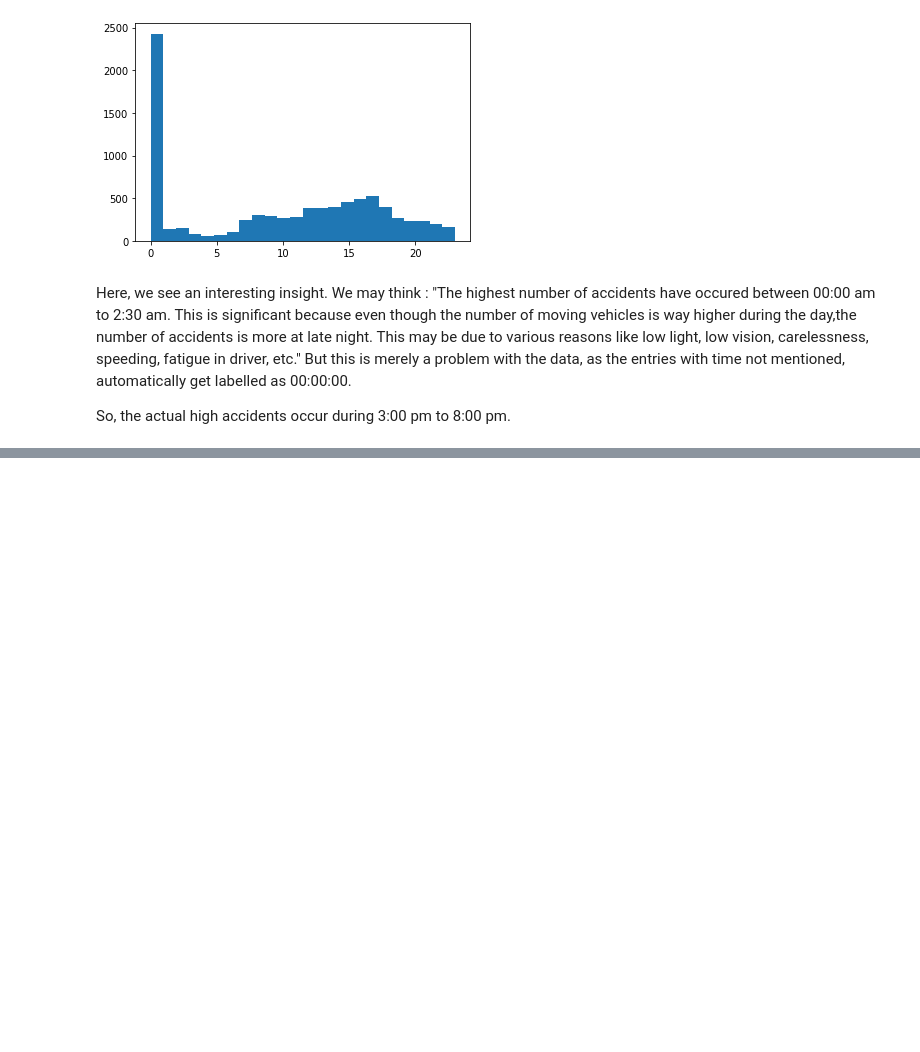
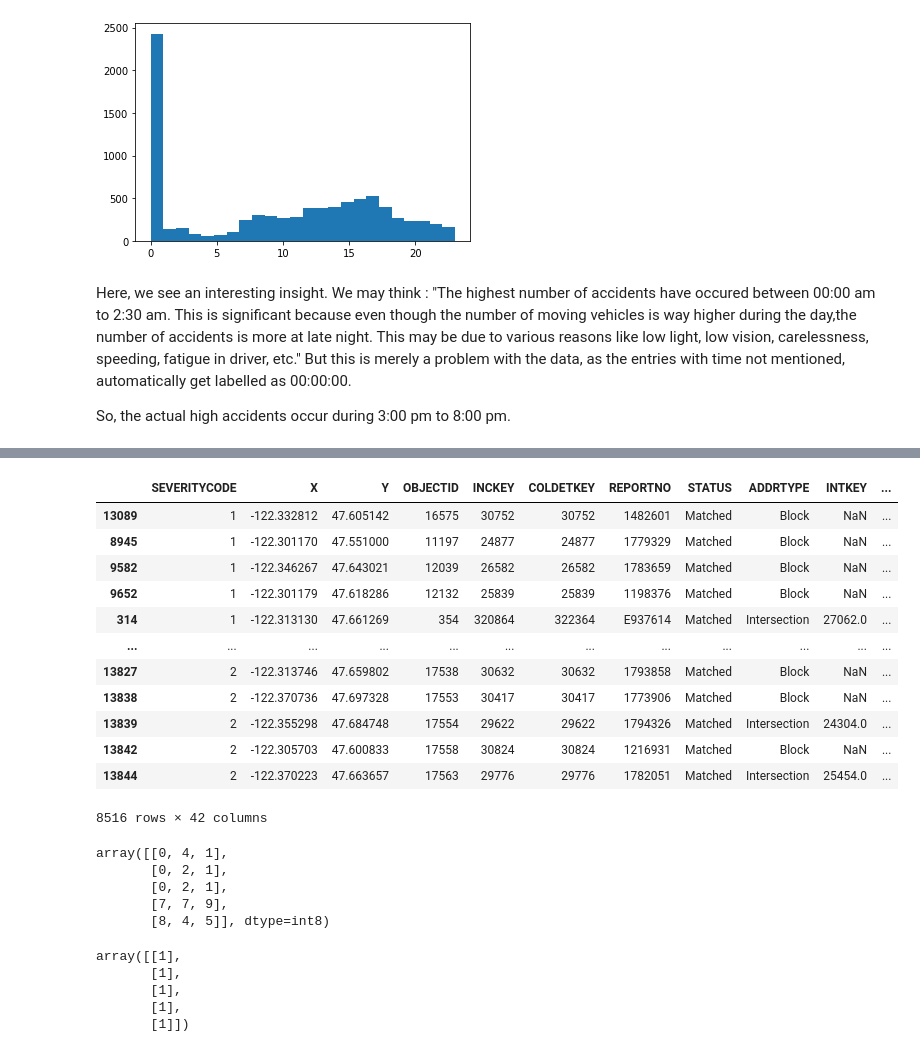
Before and after one commit to Ayushft/Coursera_Capstone, a Jupyter notebook: Applied_Data_Science_Capstone.ipynb, the cells around one changed output, grey strips where cells are left out. Drawn from its saved outputs; the diff is of its cells as text; code cells hidden in the pictures; blank space fills up the shorter version.

```diff
--- a/Applied_Data_Science_Capstone.ipynb
+++ b/Applied_Data_Science_Capstone.ipynb
@@ -115,3 +115,9 @@ plt.hist(equal_df['Datetime'].dt.hour,bins=24)
 Here, we see an interesting insight. We may think : "The highest number of accidents have occured between 00:00 am to 2:30 am. This is significant because even though the number of moving vehicles is way higher during the day,the number of accidents is more at late night. This may be due to various reasons like low light, low vision, carelessness, speeding, fatigue in driver, etc." But this is merely a problem with the data, as the entries with time not mentioned, automatically get labelled as 00:00:00.
 
 So, the actual high accidents occur during 3:00 pm to 8:00 pm.
+# %%
+equal_df["ROADCOND"] = equal_df["ROADCOND"].astype('category')
+equal_df["LIGHTCOND"] = equal_df["LIGHTCOND"].astype('category')
+equal_df["WEATHER"] = equal_df["WEATHER"].astype('category')
+
+equal_df.dtypes
@@ -117,0 +142,37 @@ So, the actual high accidents occur during 3:00 pm to 8:00 pm.
+# %%
+equal_df["ROADCOND_cat"] = equal_df["ROADCOND"].cat.codes
+equal_df["LIGHTCOND_cat"] = equal_df["LIGHTCOND"].cat.codes
+equal_df["WEATHER_cat"] = equal_df["WEATHER"].cat.codes
+equal_df
+# %% [output]
+|  | SEVERITYCODE | X | Y | OBJECTID | INCKEY | COLDETKEY | REPORTNO | STATUS | ADDRTYPE | INTKEY | ... |
+| 13089 | 1 | -122.332812 | 47.605142 | 16575 | 30752 | 30752 | 1482601 | Matched | Block | NaN | ... |
+| 8945 | 1 | -122.301170 | 47.551000 | 11197 | 24877 | 24877 | 1779329 | Matched | Block | NaN | ... |
+| 9582 | 1 | -122.346267 | 47.643021 | 12039 | 26582 | 26582 | 1783659 | Matched | Block | NaN | ... |
+| 9652 | 1 | -122.301179 | 47.618286 | 12132 | 25839 | 25839 | 1198376 | Matched | Block | NaN | ... |
+| 314 | 1 | -122.313130 | 47.661269 | 354 | 320864 | 322364 | E937614 | Matched | Intersection | 27062.0 | ... |
+| ... | ... | ... | ... | ... | ... | ... | ... | ... | ... | ... | ... |
+| 13827 | 2 | -122.313746 | 47.659802 | 17538 | 30632 | 30632 | 1793858 | Matched | Block | NaN | ... |
+| 13838 | 2 | -122.370736 | 47.697328 | 17553 | 30417 | 30417 | 1773906 | Matched | Block | NaN | ... |
+| 13839 | 2 | -122.355298 | 47.684748 | 17554 | 29622 | 29622 | 1794326 | Matched | Intersection | 24304.0 | ... |
+| 13842 | 2 | -122.305703 | 47.600833 | 17558 | 30824 | 30824 | 1216931 | Matched | Block | NaN | ... |
+| 13844 | 2 | -122.370223 | 47.663657 | 17563 | 29776 | 29776 | 1782051 | Matched | Intersection | 25454.0 | ... |
+8516 rows × 42 columns
+# %%
+X = np.asarray(equal_df[['ROADCOND_cat','LIGHTCOND_cat','WEATHER_cat']])
+X[0:5]
+# %% [output]
+array([[0, 4, 1],
+       [0, 2, 1],
+       [0, 2, 1],
+       [7, 7, 9],
+       [8, 4, 5]], dtype=int8)
+# %%
+Y = np.asarray(equal_df[['SEVERITYCODE']])
+Y[0:5]
+# %% [output]
+array([[1],
+       [1],
+       [1],
+       [1],
+       [1]])
```
Also changed, not shown: parts of 20 cells of this notebook.
